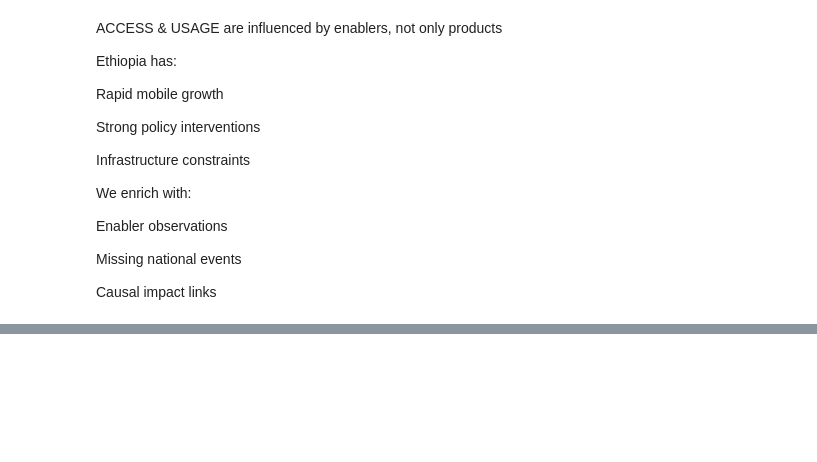
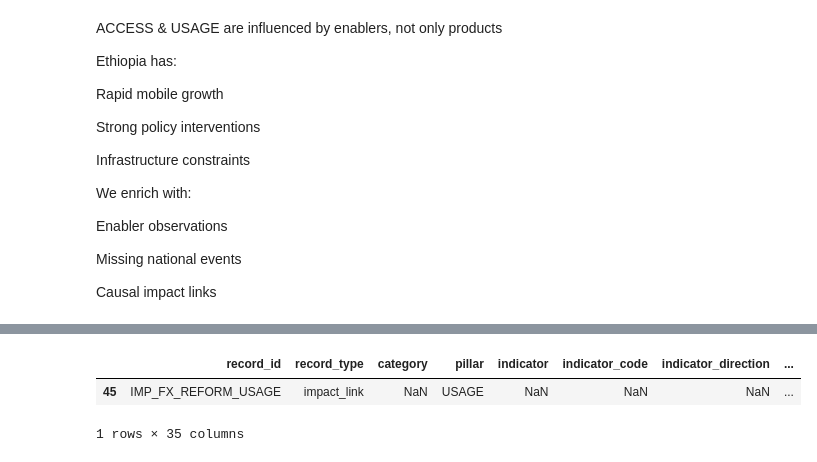
Before and after one commit to wakgari-Elias/ethiopia-fi-forecast, a Jupyter notebook: notebooks/02_data_enrichment.ipynb, the cells around one changed output, grey strips where cells are left out. Cells and saved outputs as stored; diff of their text form; code cells hidden in the pictures; blank space fills up the shorter version.

```diff
--- a/notebooks/02_data_enrichment.ipynb
+++ b/notebooks/02_data_enrichment.ipynb
@@ -280,0 +303,16 @@ fi_enriched.to_excel(DATA_PROCESSED / "ethiopia_fi_unified_data_enriched.xlsx",
+# %%
+# Enriched observations
+new_obs = fi_enriched[fi_enriched['record_id'].str.startswith('OBS_')]
+new_obs
+
+# Enriched events
+new_events = fi_enriched[fi_enriched['record_id'].str.startswith('EVT_')]
+new_events
+
+# Enriched impact_links
+new_imp = fi_enriched[fi_enriched['record_id'].str.startswith('IMP_')]
+new_imp
+# %% [output]
+|  | record_id | record_type | category | pillar | indicator | indicator_code | indicator_direction | ... |
+| 45 | IMP_FX_REFORM_USAGE | impact_link | NaN | USAGE | NaN | NaN | NaN | ... |
+1 rows × 35 columns
```
Also changed, not shown: parts of 3 cells of this notebook, 1 other file.
